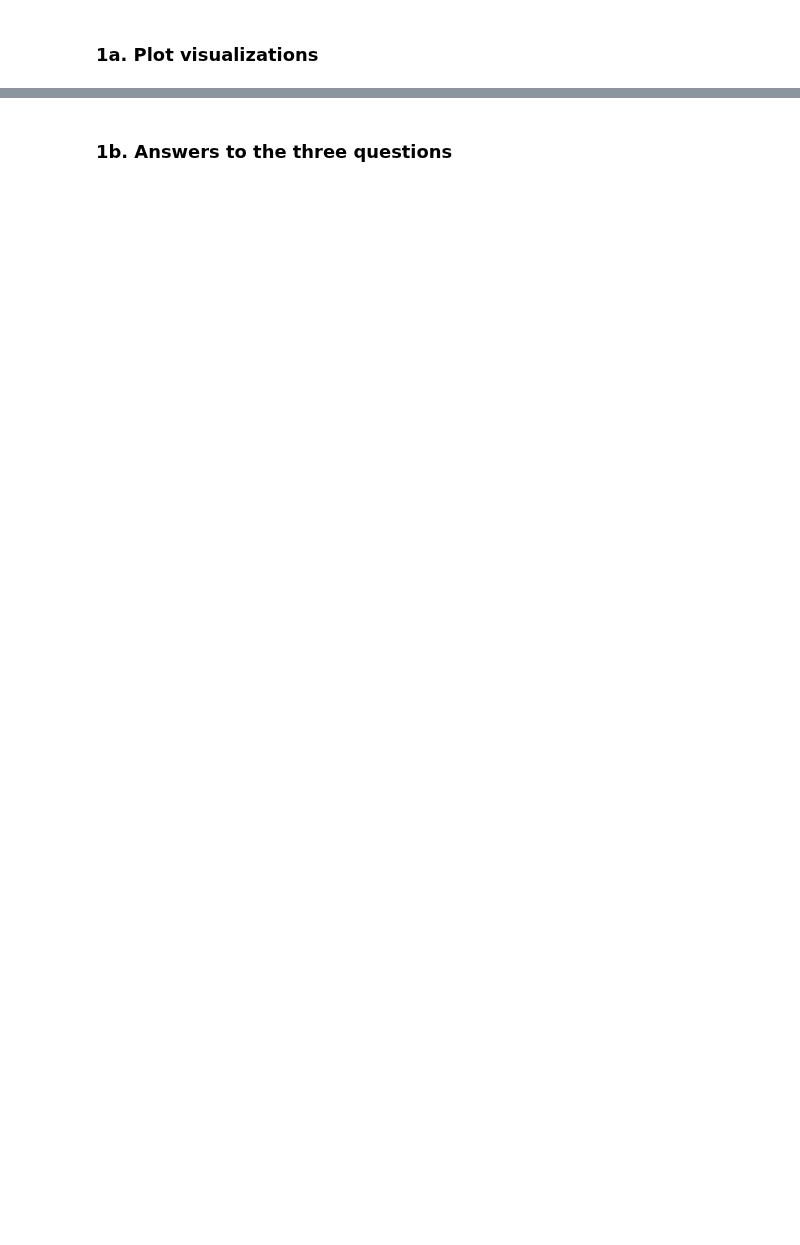
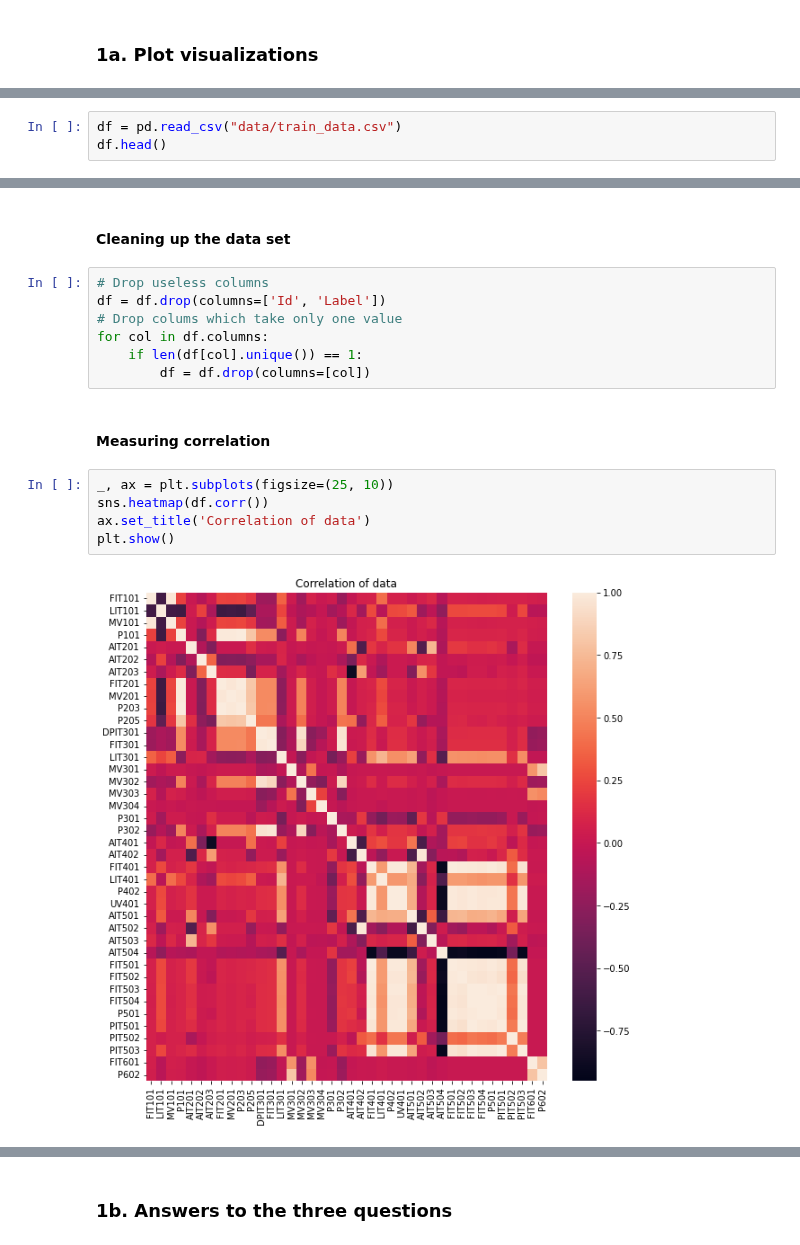
Before and after one commit to kponichtera/cs4035-cda, a Jupyter notebook: lab2/Lab2.ipynb, the cells around one changed output, grey strips where cells are left out. Drawn from its saved outputs; the diff is of its cells as text; blank space fills up the shorter version.

Commit message:
Lab2 basic visualizations

```diff
--- a/lab2/Lab2.ipynb
+++ b/lab2/Lab2.ipynb
@@ -26,0 +37,3 @@ Your peers should be able to use the readme section for instructions and be able
+# %%
+df = pd.read_csv("data/train_data.csv")
+df.head()
@@ -26,0 +61,18 @@ Your peers should be able to use the readme section for instructions and be able
+# %% [markdown]
+#### Cleaning up the data set
+# %%
+# Drop useless columns
+df = df.drop(columns=['Id', 'Label'])
+# Drop colums which take only one value
+for col in df.columns:
+    if len(df[col].unique()) == 1:
+        df = df.drop(columns=[col])
+# %% [markdown]
+#### Measuring correlation
+# %%
+_, ax = plt.subplots(figsize=(25, 10))
+sns.heatmap(df.corr())
+ax.set_title('Correlation of data')
+plt.show()
+# %% [output]
+[figure, added]
```
Also changed, not shown: parts of 10 cells of this notebook.
